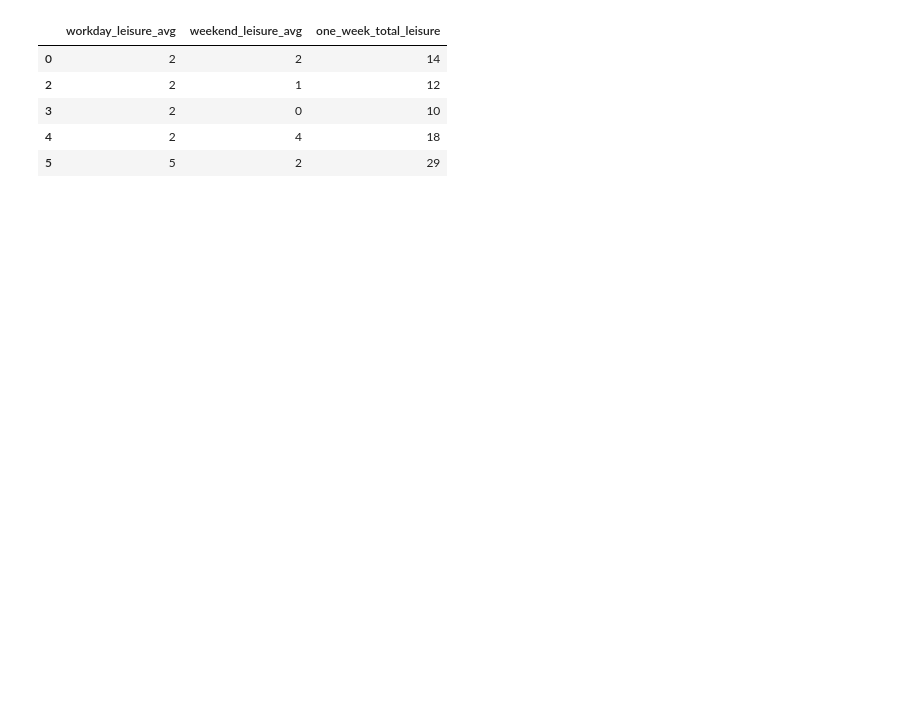
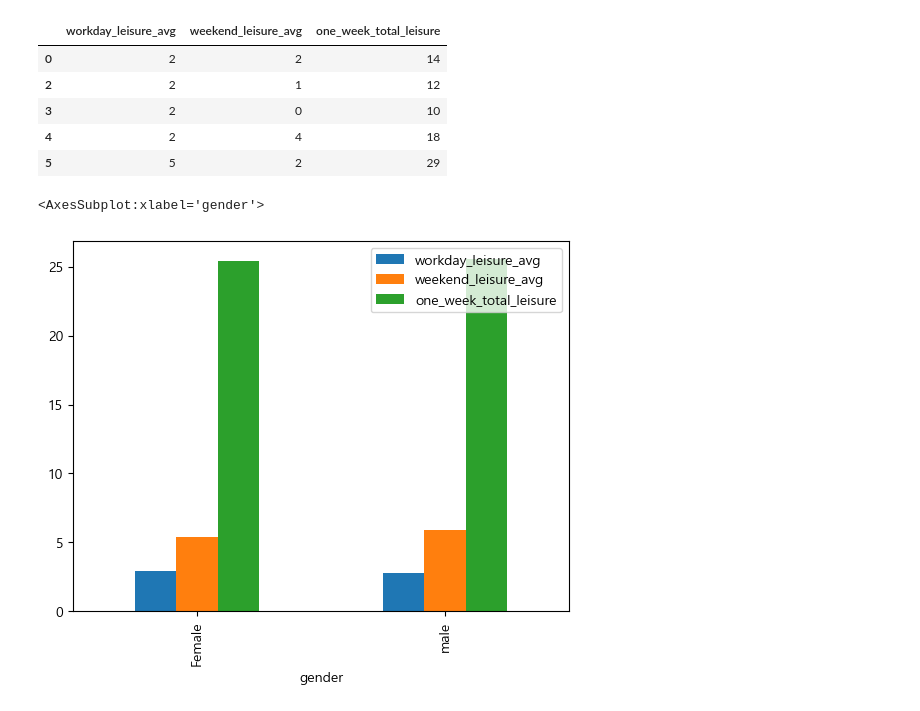
Before and after one commit to yugyeong1/streamlit_leisure_app, a Jupyter notebook: leisure_data.ipynb, the cells around one changed output. Cells and saved outputs as stored; diff of their text form; code cells hidden in the pictures; blank space fills up the shorter version.

```diff
--- a/leisure_data.ipynb
+++ b/leisure_data.ipynb
@@ -405,6 +364,11 @@ leisure_data[['workday_leisure_avg','weekend_leisure_avg','one_week_total_leisur
 | 5 | 5 | 2 | 29 |
 # %%
 leisure_use = leisure_data.groupby('gender')[['workday_leisure_avg','weekend_leisure_avg','one_week_total_leisure']].mean()
-leisure_use['gender'] = ['여성','남성']
+leisure_use['gender'] = ['Female','male']
 leisure_use = leisure_use.set_index('gender')
+# %%
+leisure_use.plot(kind= 'bar')
+# %% [output]
+<AxesSubplot:xlabel='gender'>
+[figure, added]
 # %%
```
Also changed, not shown: parts of 21 cells of this notebook, 1 other file.
